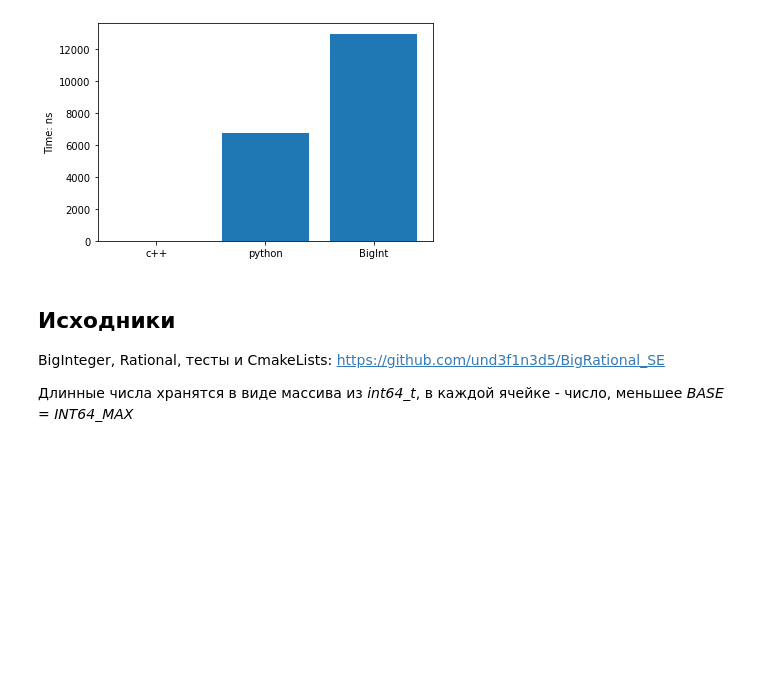
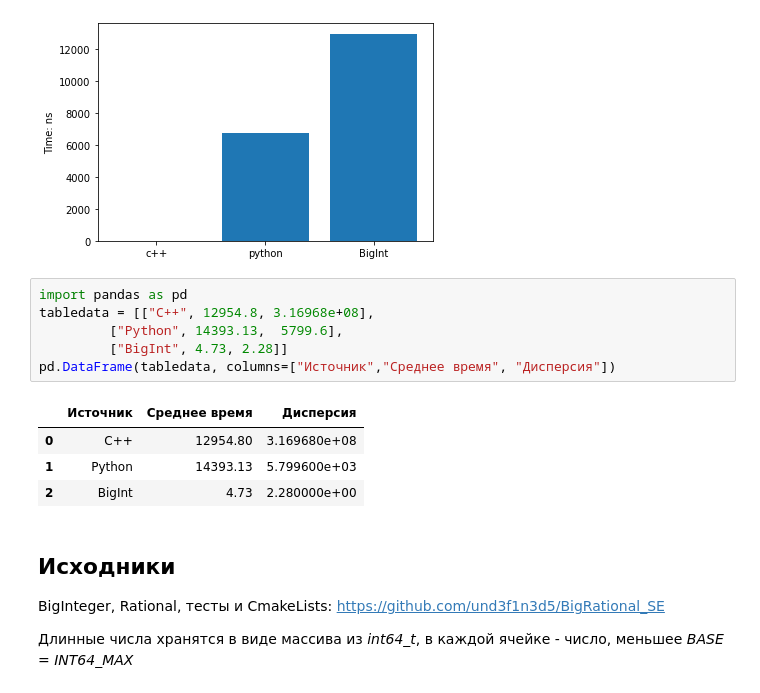
Before and after one commit to und3f1n3d5/BigRational_SE, a Jupyter notebook: BigRational.ipynb, the cells around one changed output. Cells and saved outputs as stored; diff of their text form; blank space fills up the shorter version.

```diff
--- a/BigRational.ipynb
+++ b/BigRational.ipynb
@@ -259,6 +335,17 @@ plt.ylabel('Time: ns')
 # %% [output]
 Text(0, 0.5, 'Time: ns')
 [figure]
+# %%
+import pandas as pd
+tabledata = [["C++", 12954.8, 3.16968e+08],
+         ["Python", 14393.13,  5799.6],
+         ["BigInt", 4.73, 2.28]]
+pd.DataFrame(tabledata, columns=["Источник","Среднее время", "Дисперсия"])
+# %% [output]
+|  | Источник | Среднее время | Дисперсия |
+| 0 | C++ | 12954.80 | 3.169680e+08 |
+| 1 | Python | 14393.13 | 5.799600e+03 |
+| 2 | BigInt | 4.73 | 2.280000e+00 |
 # %% [markdown]
 ## **Исходники**
 
```
Also changed, not shown: parts of 13 cells of this notebook.
